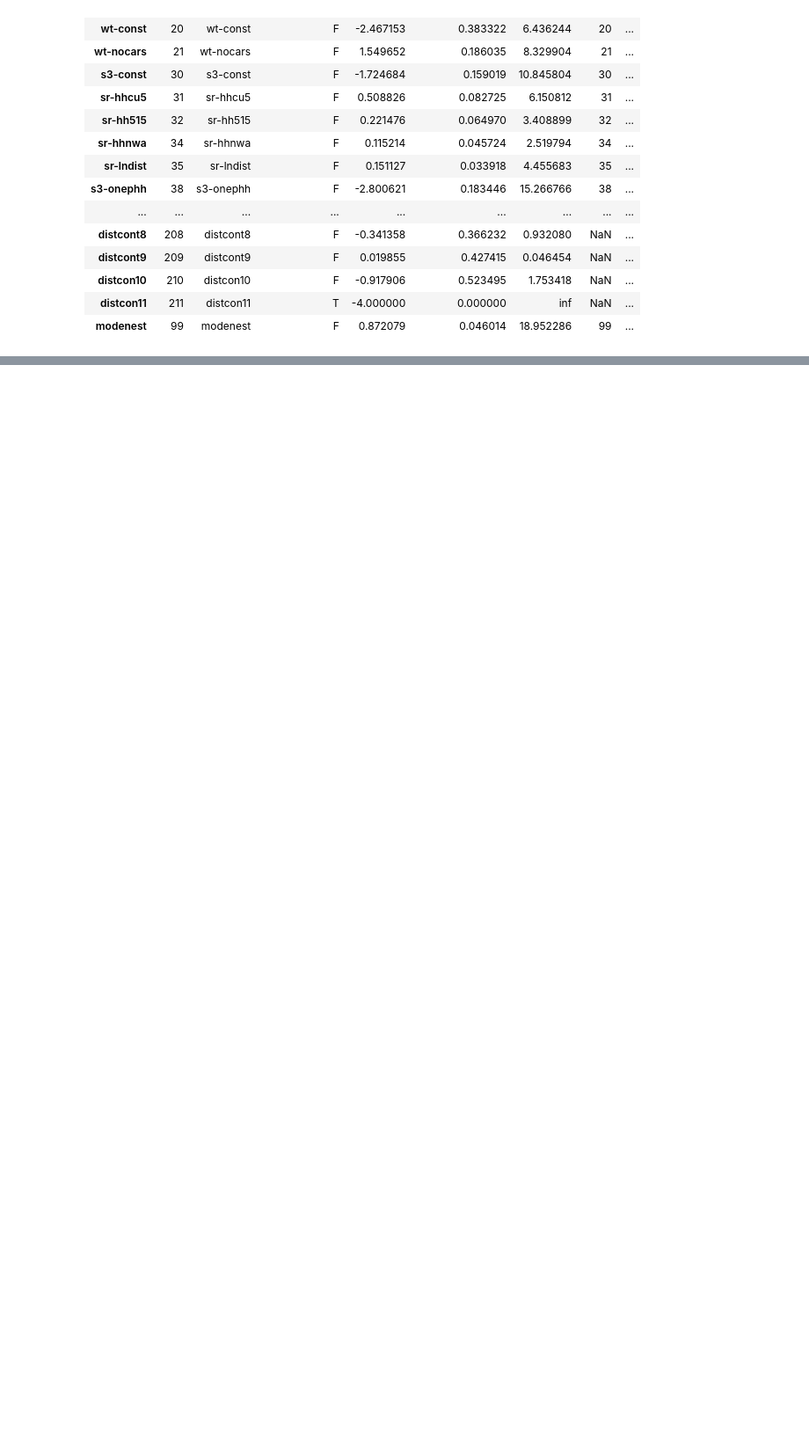
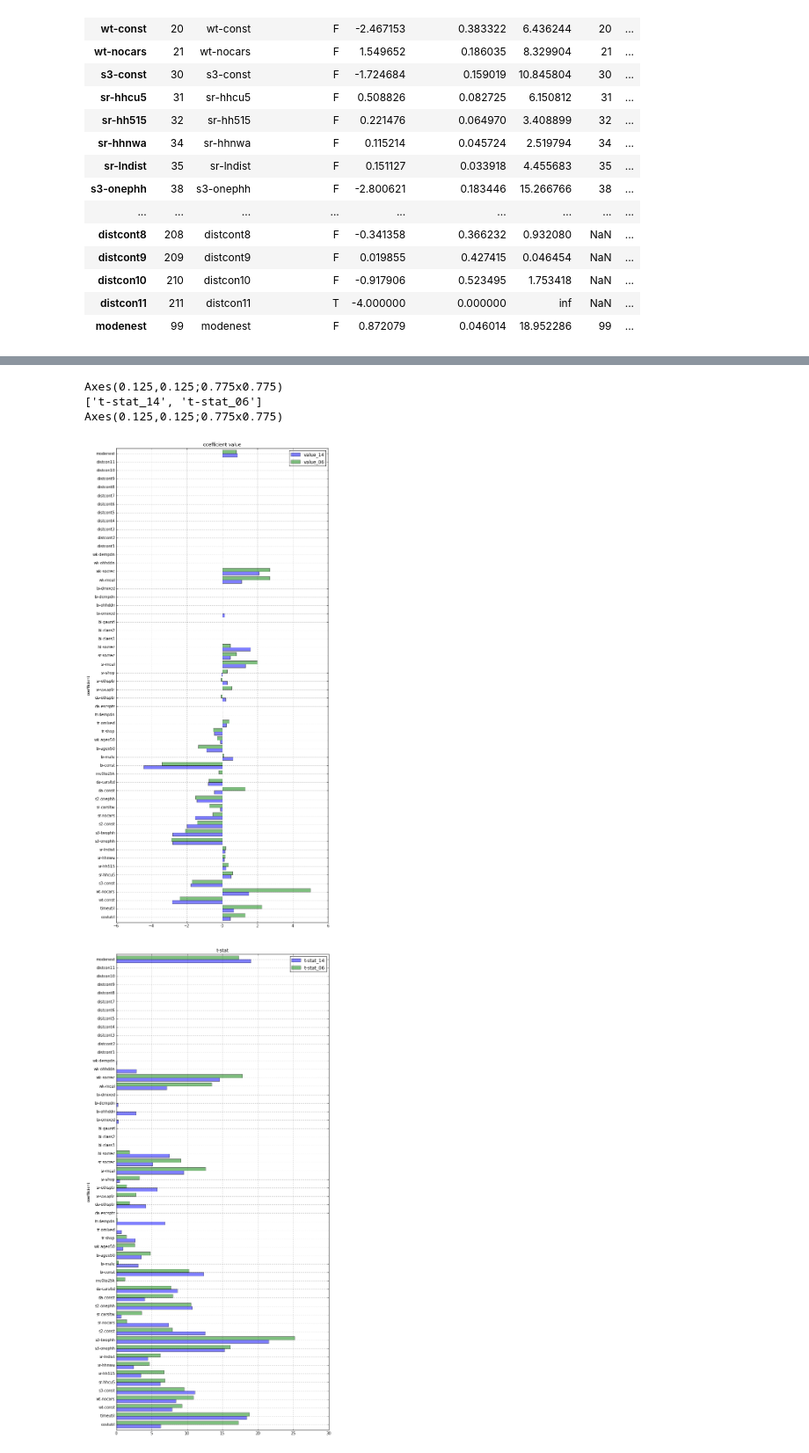
Before and after one commit to psrc/travel-modeling, a Jupyter notebook: estimation/other-home-based-tour-mode.ipynb, the cells around one changed output, grey strips where cells are left out. Shown at 88% size. Cells and saved outputs as stored; diff of their text form; code cells hidden in the pictures; blank space fills up the shorter version.

Commit message:
unestimated district constants

```diff
--- a/estimation/other-home-based-tour-mode.ipynb
+++ b/estimation/other-home-based-tour-mode.ipynb
@@ -59,0 +62,15 @@ df
+# %%
+dir_14 = r'R:\SoundCastDocuments\2014Estimation\New_06_20_16\estimation\results\OtherHomeBasedMode\not_estimated_constants'
+
+fname_14 = 'OtherHomeBasedTourModeModel.F12'
+
+df_14 = load_f12(dir_14, fname_14)
+
+# Join old and new results
+df = compare_df(df_14,df_06,suffixes=['_14','_06'])
+# %% [output]
+Axes(0.125,0.125;0.775x0.775)
+['t-stat_14', 't-stat_06']
+Axes(0.125,0.125;0.775x0.775)
+[figure, added]
+[figure, added]
```
Also changed, not shown: parts of 2 cells of this notebook.
